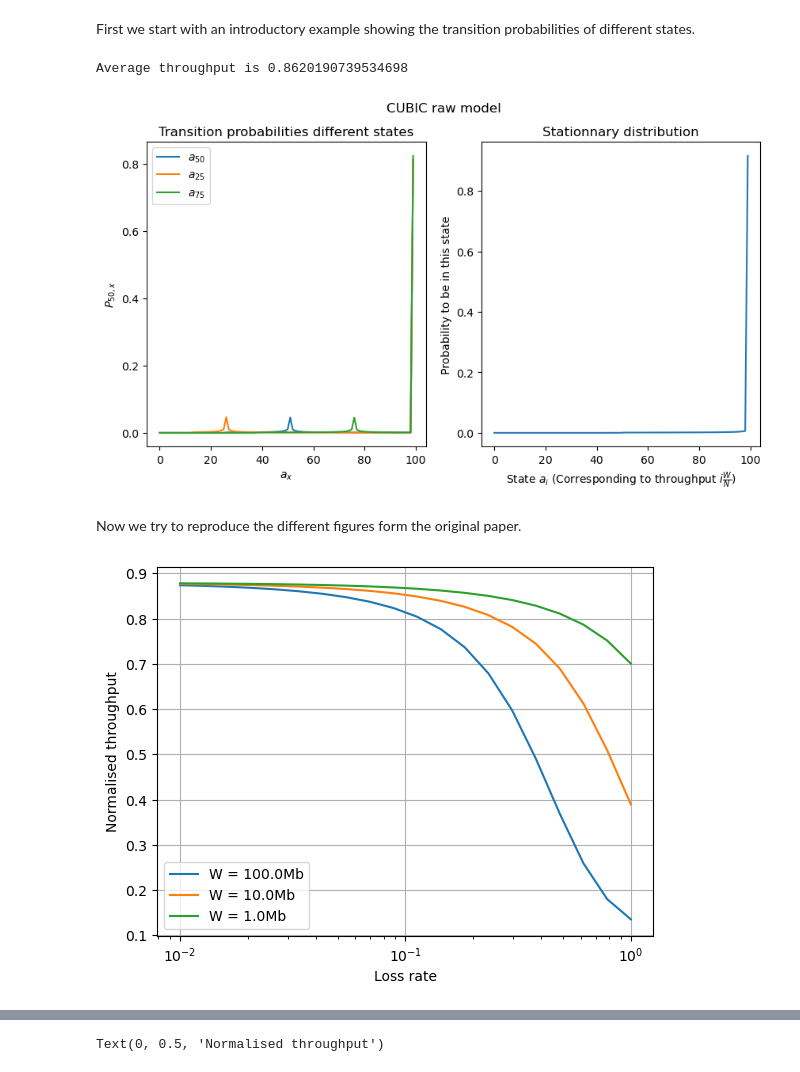
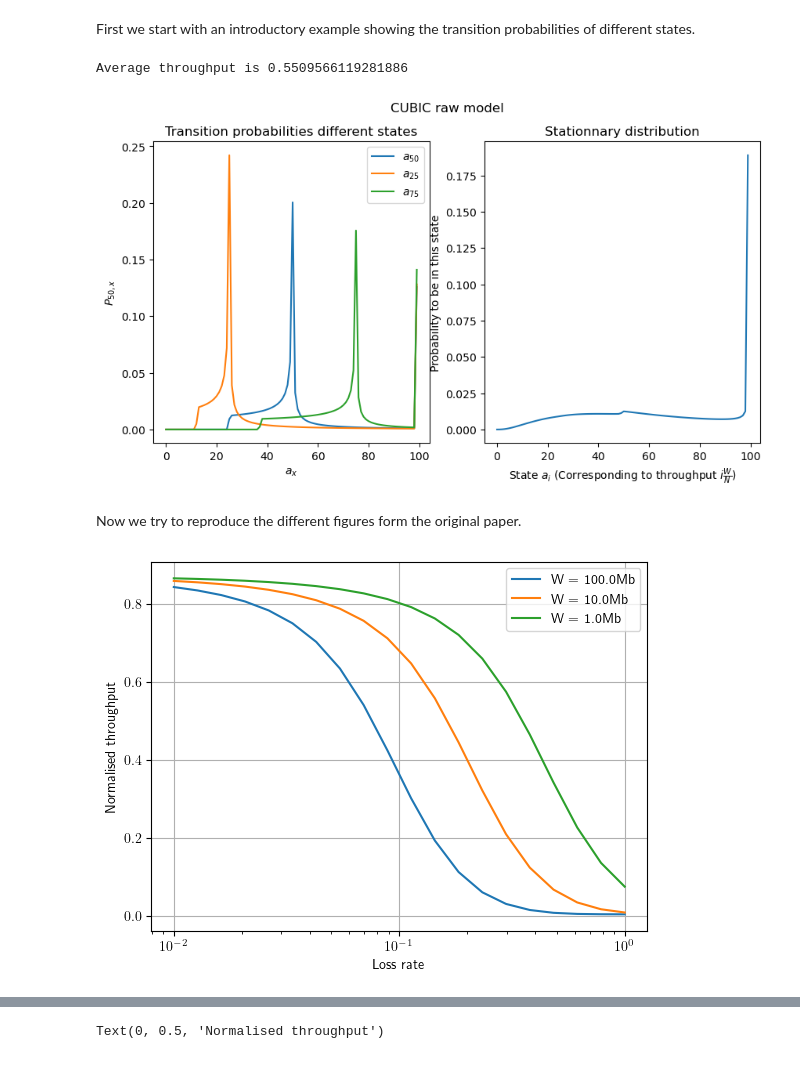
Before and after one commit to megretj/qpepcca, a Jupyter notebook: markovianModel.ipynb, the cells around one changed output, grey strips where cells are left out. Drawn from its saved outputs; the diff is of its cells as text; code cells hidden in the pictures.

```diff
--- a/markovianModel.ipynb
+++ b/markovianModel.ipynb
@@ -5,10 +5,3 @@ This notebook is based on the model presented in the paper by Bao Wong and Leung
 Note: Along the way, we noticed that the model is not very realistic as it assumes a time based error model. However, errors are dependent on the number of packets sent. This is why we propose a new model (that we call the packetBased model). It can be found in the packetBasedMarkovianModel.ipynb file.
 
 ## Implementing the model for CUBIC
-# %%
-import numpy as np
-import matplotlib.pyplot as plt
-from ccaModels import CCA_MarkovChain_CUBIC_time, CCA_MarkovChain_Hybla_time
-
-#plt.rcParams['text.usetex'] = True
-plt.rcParams.update(plt.rcParamsDefault)
@@ -18,7 +8,14 @@ Intel MKL WARNING: Support of Intel(R) Streaming SIMD Extensions 4.2 (Intel(R) S
 # %% [markdown]
 First we start with an introductory example showing the transition probabilities of different states.
 # %%
-wired = CCA_MarkovChain_CUBIC_time(err_rate=0.05,beta=0.5,alpha=1,N=100,C =1000)
+import numpy as np
+import matplotlib.pyplot as plt
+from ccaModels import CCA_MarkovChain_CUBIC_time
+
+#plt.rcParams['text.usetex'] = True
+#plt.rcParams.update(plt.rcParamsDefault)
+
+wired = CCA_MarkovChain_CUBIC_time(err_rate=0.5,beta=0.5,alpha=1,N=100,C =1000)
 wired.avg_throughput()
 print(f"Average throughput is {wired.ssThroughput}")
 
@@ -37,36 +34,36 @@ axs[1].set_ylabel(r'Probability to be in this state')
 fig.suptitle("CUBIC raw model")
 plt.show()
 # %% [output]
-Average throughput is 0.8620190739534698
+Average throughput is 0.5509566119281886
-[figure, old version]
+[figure, new version]
 # %% [markdown]
 Now we try to reproduce the different figures form the original paper.
 # %%
 # Reproducing Fig. 5 (changing the RTT)
-link = CCA_MarkovChain_CUBIC_time(beta = 0.5, alpha=1,N=100,C =1000)
+link = CCA_MarkovChain_CUBIC_time(beta = 0.5, alpha=1,N=100,C=100000)
 loss_rates = np.logspace(-2,0,20)
 rtts = [0.1,0.01,0.001]
 throughputs = np.zeros((len(loss_rates),len(rtts)))
 for j,rtt in enumerate(rtts):
     link.RTT_real = rtt
     link.update()
     for i,l in enumerate(loss_rates):
         link.err_rate = l
         link.avg_throughput()
         throughputs[i,j] = link.ssThroughput
 
 # Now plot the throughput as a function of the loss rate with series representing the RTT
 fig, ax = plt.subplots()
 for j,rtt in enumerate(rtts):
     ax.plot(loss_rates,throughputs[:,j],label = f"W = {1000*rtt}Mb")
 ax.set_xscale('log')
 ax.set_xlabel("Loss rate")
 ax.set_ylabel("Normalised throughput")
 ax.legend()
 plt.grid()
 plt.show()
 # %% [output]
-[figure, old version]
+[figure, new version]
 # %%
 # Fig 5. from paper (Changing C, the bandwidth)
 err_rates = np.logspace(-2,0,20)
```
Also changed, not shown: parts of 10 cells of this notebook, 2 other files.
